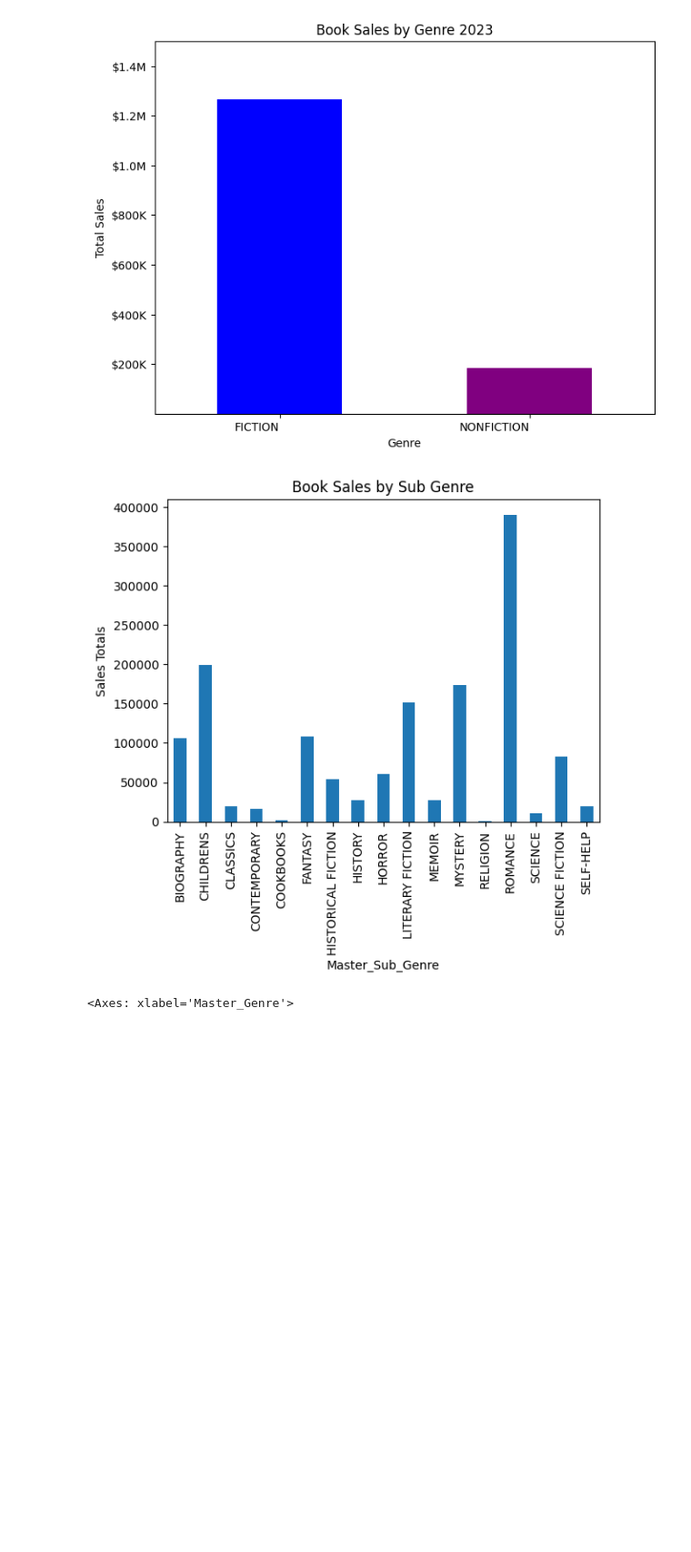
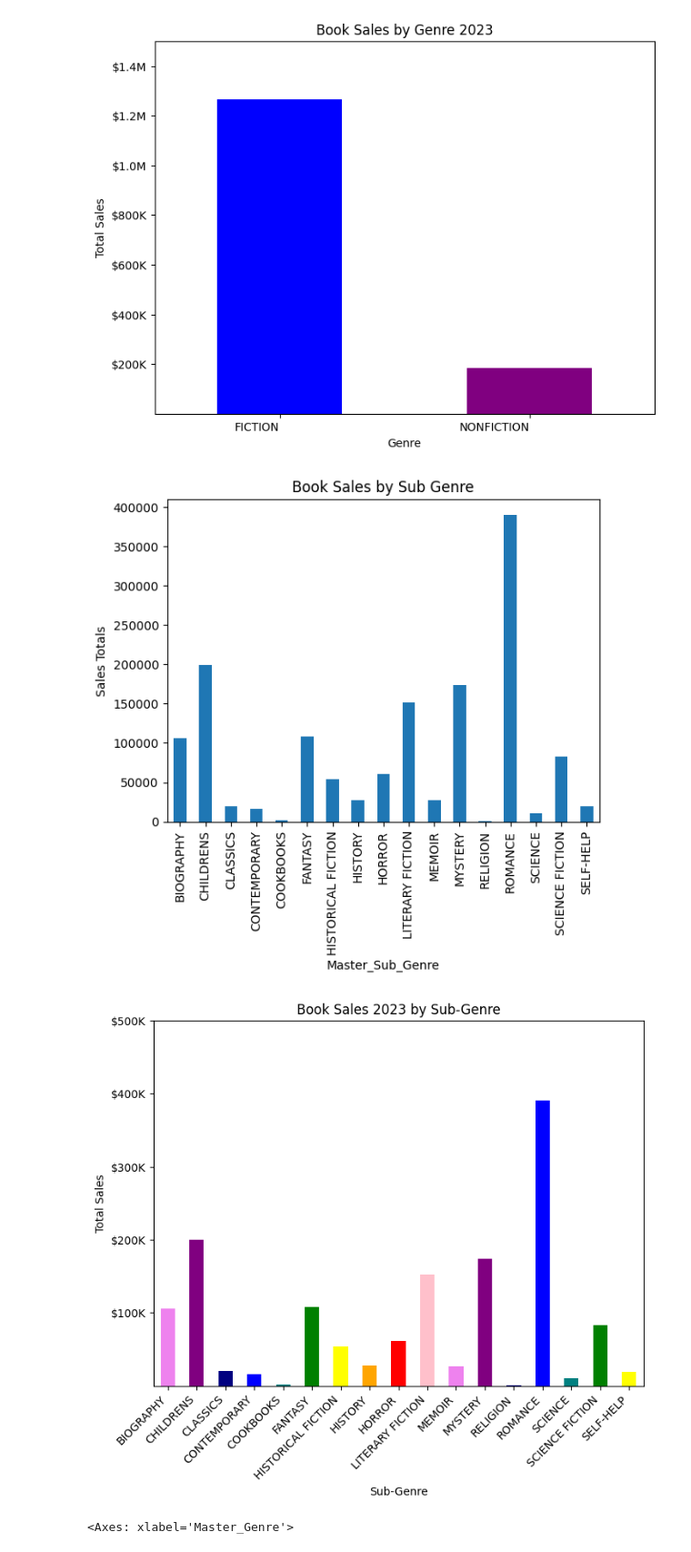
Before and after one commit to ammabe1/Publish-Me---Release-Assistant, a Jupyter notebook: Publish_Me Release_Assistant.ipynb, the cells around one changed output. Shown at 91% size. Cells and saved outputs as stored; diff of their text form; code cells hidden in the pictures; blank space fills up the shorter version.

Commit message:
Adjusted sub-genre plot, adjusted labels and colors to the bar graph. Looking into adding a color scheme instead of calling out individual colors. Will update this bar chart soon.

```diff
--- a/Publish_Me Release_Assistant.ipynb
+++ b/Publish_Me Release_Assistant.ipynb
@@ -606,16 +606,32 @@ plt.show()
 # %% [output]
 [figure]
 # %%
-#grouped_data = df.groupby('Category')['Value'].sum()
+# chart book sales by sub-genre
+# #grouped_data = df.groupby('Category')['Value'].sum()
 Sub_genres_grouped_by = Full_Book_Details_modified.groupby('Master_Sub_Genre')['gross_sales'].sum()
 
 # Plot the grouped data as a bar chart
 Sub_genres_grouped_by.plot(kind='bar', title='Book Sales by Sub Genre')
 plt.xlabel('Master_Sub_Genre')
 plt.ylabel('Sales Totals')
 plt.show()
+
+fig, ax = plt.subplots(figsize=(8,6))
+Sub_genres_grouped_by.plot(kind='bar', color=['violet','purple','navy','blue','teal','green','yellow','orange','red','pink'])
+labels = ax.get_xticklabels()
+plt.setp(labels,
+          rotation = 45,
+          horizontalalignment='right')
+ax.set(ylim=[10,500000],
+       ylabel='Total Sales', xlabel='Sub-Genre',
+       title='Book Sales 2023 by Sub-Genre')
+ax.yaxis.set_major_formatter(currency)
+
+plt.savefig('barplot_2023_Sub_Genre_Booksales.png')
+plt.show()
 # %% [output]
 [figure]
+[figure, added]
 # %%
 # graph of sales numbers for fiction and non-fiction
 Full_Book_Details_modified.plot(x='Master_Genre', y='gross_sales', kind="bar")
```
